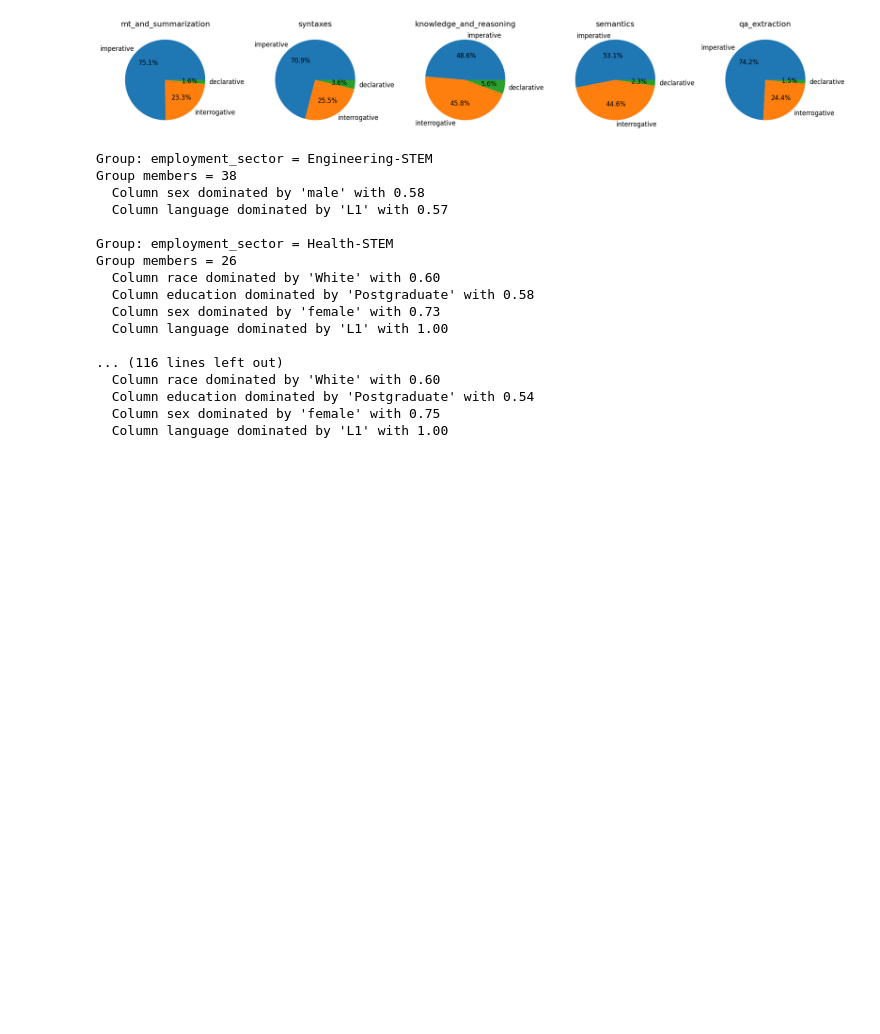
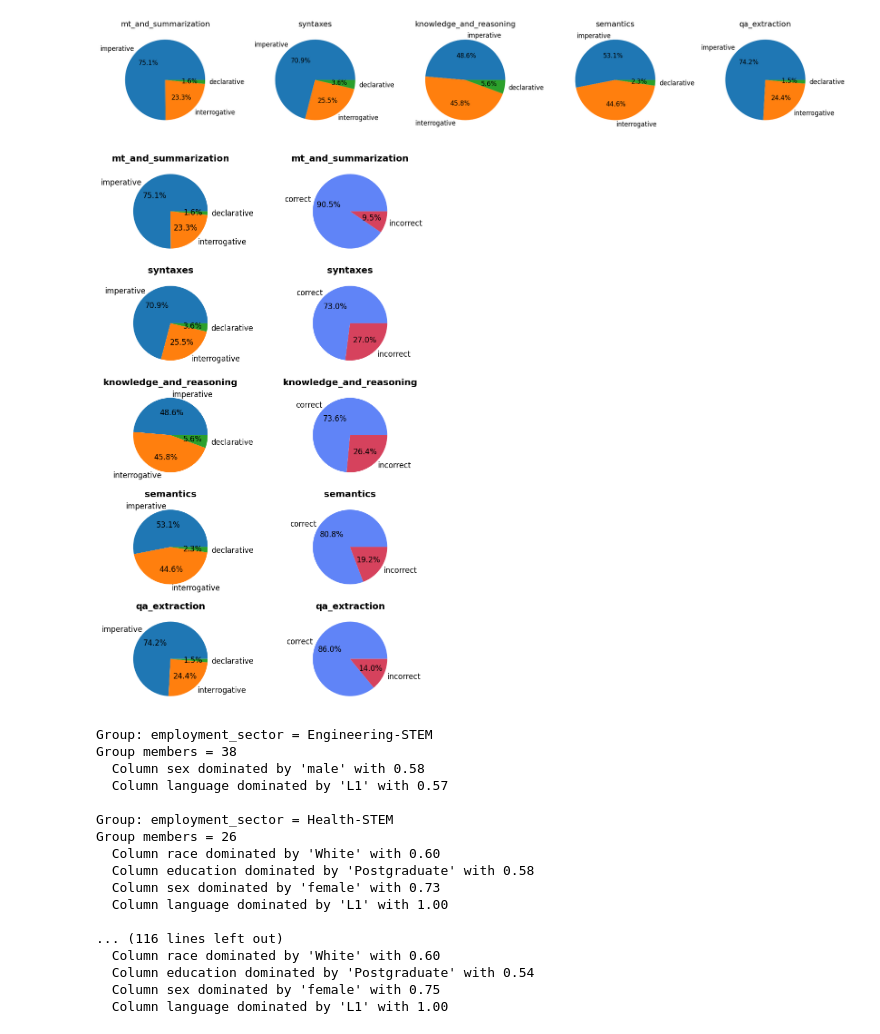
Before and after one commit to rayendito/prompt-fairness, a Jupyter notebook: temporary.ipynb, the cells around one changed output. Saved outputs shown, nothing was run; the diff lists cells and outputs as text; code cells hidden in the pictures; blank space fills up the shorter version.

```diff
--- a/temporary.ipynb
+++ b/temporary.ipynb
@@ -301,5 +300,72 @@ plt.show()
 # %% [output]
 [figure]
+# %%
+import matplotlib.pyplot as plt
+
+plt.rcParams.update({'font.size': 12})
+
+# Grammar pie chart setup
+colors1 = ['#6084f7', '#d6425d']
+keywords1 = ["grammar_correct", "grammar_incorrect"]
+pattern1 = "|".join(keywords1)
+cols1 = df.columns[df.columns.str.contains(pattern1)]
+s1 = df[cols1].sum(axis=0)
+
+grouped1 = {}
+for k, v in s1.items():
+    prefix, label = k.split('-', 1)
+    grouped1.setdefault(prefix, {})[label] = v
+
+# Sentence type pie chart setup
+colors2 = ['#1f77b4', '#ff7f0e', '#2ca02c']
+keywords2 = ["imperative", "interrogative", "declarative"]
+pattern2 = "|".join(keywords2)
+cols2 = df.columns[df.columns.str.contains(pattern2)]
+s2 = df[cols2].sum(axis=0)
+
+grouped2 = {}
+for k, v in s2.items():
+    prefix, label = k.split('-', 1)
+    grouped2.setdefault(prefix, {})[label] = v
+
+# Ensure same number of rows (fill shorter one with None)
+g1_items = list(grouped1.items())
+g2_items = list(grouped2.items())
+max_rows = max(len(g1_items), len(g2_items))
+
+while len(g1_items) < max_rows:
+    g1_items.append((None, None))
+while len(g2_items) < max_rows:
+    g2_items.append((None, None))
+
+# Create subplot grid: rows = max_rows, cols = 2
+fig, axes = plt.subplots(max_rows, 2, figsize=(8, 2.5 * max_rows))
+
+for row in range(max_rows):
+    # Grammar pie chart (left column)
+    prefix, data = g1_items[row]
+    ax = axes[row][1]
+    if prefix is not None:
+        ax.pie(data.values(), labels=[k.replace("grammar_", "") for k in data.keys()],
+               autopct='%1.1f%%', colors=colors1)
+        ax.set_title(prefix, fontweight='bold')
+    else:
+        ax.axis('off')
+
+    # Sentence type pie chart (right column)
+    prefix, data = g2_items[row]
+    ax = axes[row][0]
+    if prefix is not None:
+        ax.pie(data.values(), labels=data.keys(),
+               autopct='%1.1f%%', colors=colors2)
+        ax.set_title(prefix, fontweight='bold')
+    else:
+        ax.axis('off')
+
+plt.tight_layout()
+plt.show()
+# %% [output]
+[figure, added]
 # %%
 # aggregates = {
 #     "sum_sentence_lengths": {
```
Also changed, not shown: parts of 2 cells of this notebook, 1 other file.
